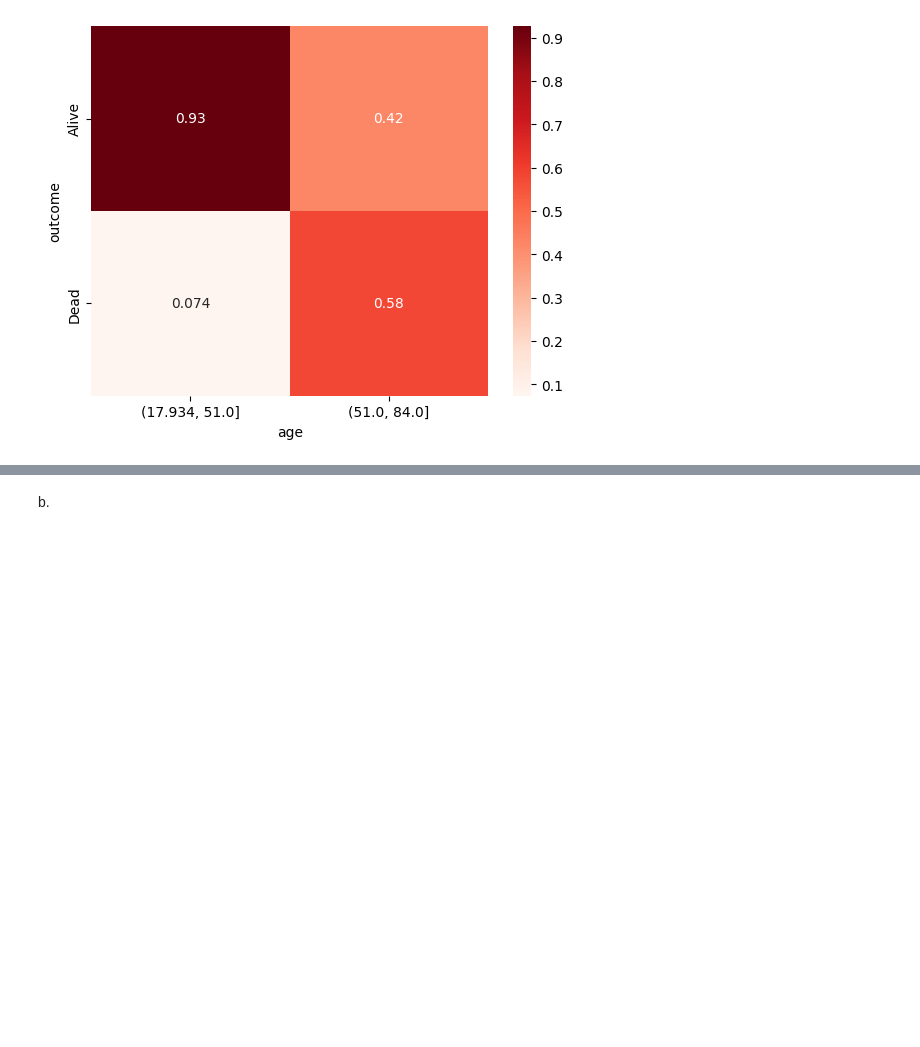
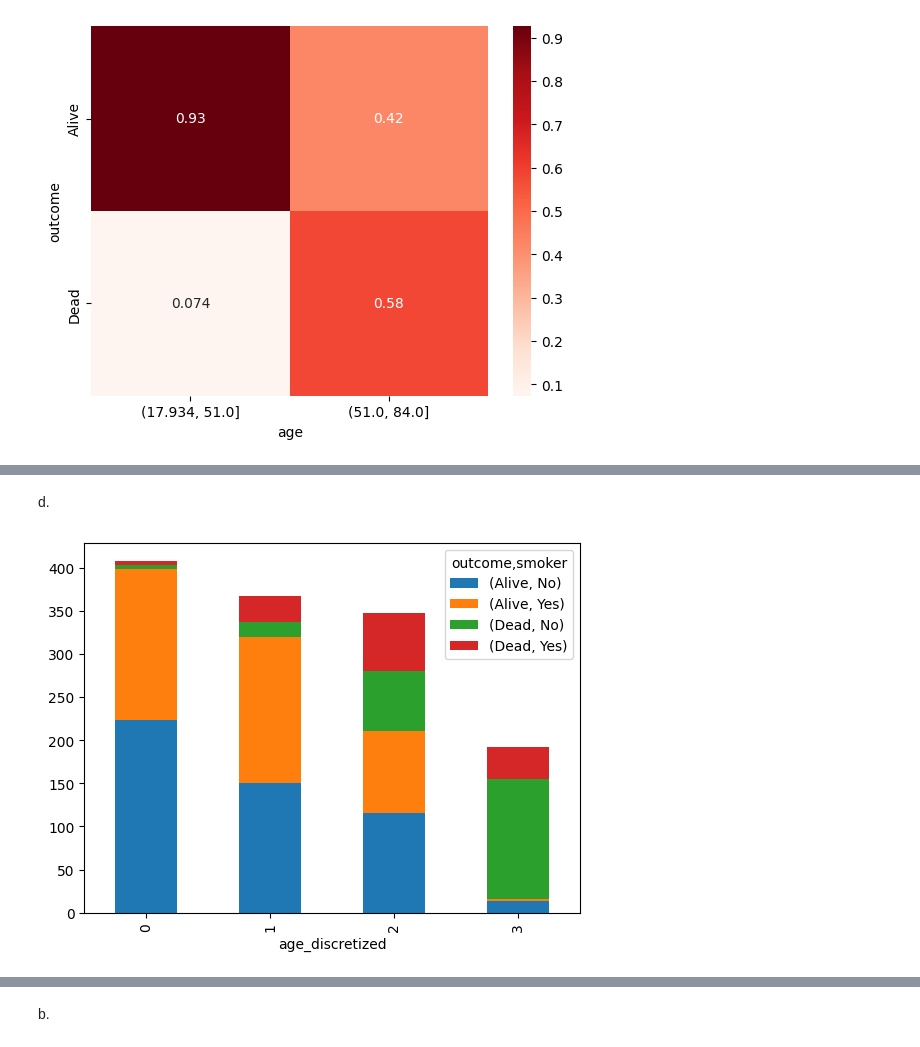
Before and after one commit to ColeDM-2020/Hands-On-Data-INST-447, a Jupyter notebook: Chapter05/Chaper 5 Excercises.ipynb, the cells around one changed output, grey strips where cells are left out. Cells and saved outputs as stored; diff of their text form; code cells hidden in the pictures; blank space fills up the shorter version.

```diff
--- a/Chapter05/Chaper 5 Excercises.ipynb
+++ b/Chapter05/Chaper 5 Excercises.ipynb
@@ -193,0 +214,9 @@ plt.show()
+# %% [markdown]
+d.
+# %%
+person_df = pd.read_csv('whickham.csv')
+person_df['age_discretized'] = pd.cut(person_df.age, bins = 4, labels=False)
+person_df.groupby(['age_discretized','smoker']).outcome.value_counts().unstack().unstack().plot.bar(stacked=True)
+plt.show()
+# %% [output]
+[figure, added]
```
Also changed, not shown: parts of 26 cells of this notebook.
